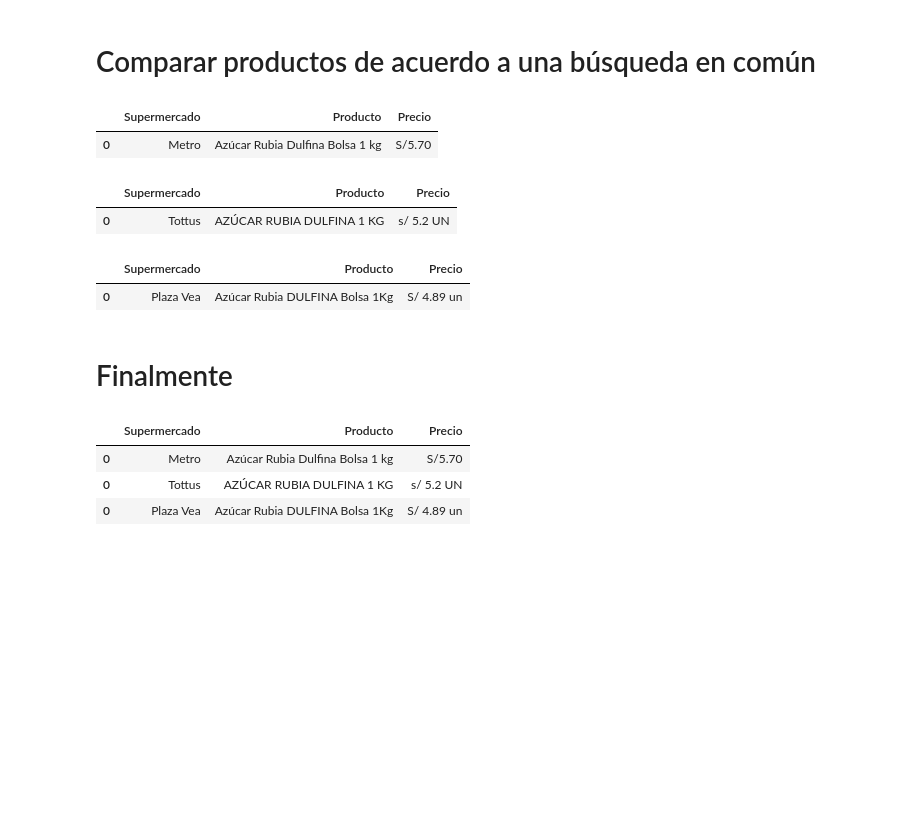
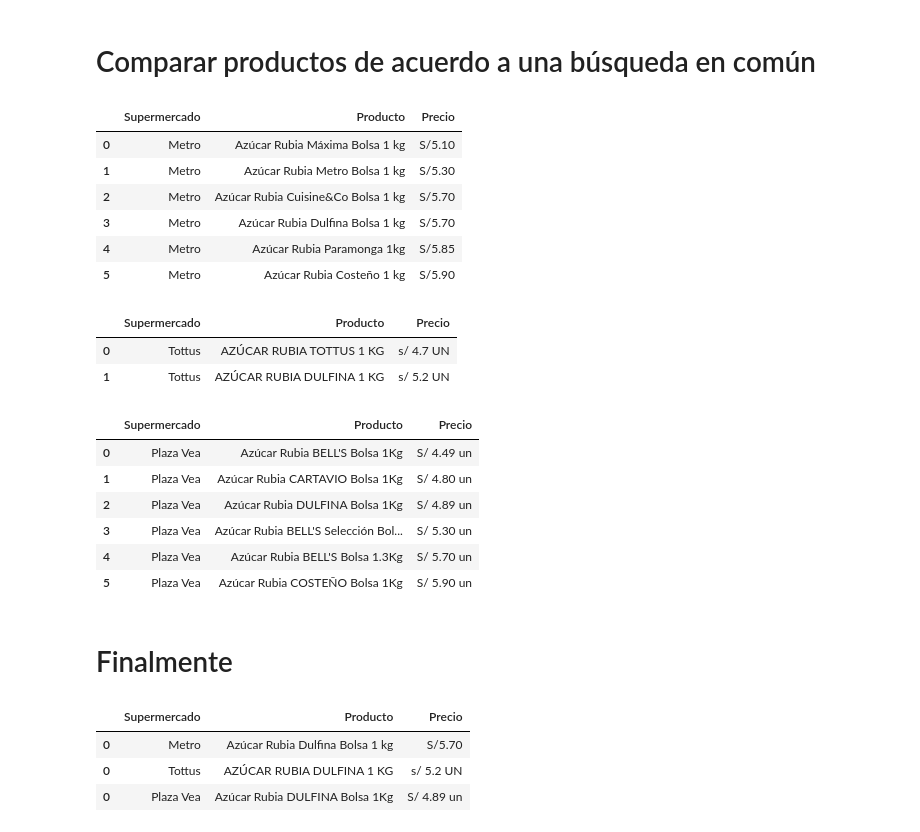
Before and after one commit to Jorgelgnacio/TRABAJO_FINAL_LP2, a Jupyter notebook: TRABAJO_FINAL_LP2.ipynb, the cells around one changed output. Saved outputs shown, nothing was run; the diff lists cells and outputs as text; code cells hidden in the pictures; blank space fills up the shorter version.

```diff
--- a/TRABAJO_FINAL_LP2.ipynb
+++ b/TRABAJO_FINAL_LP2.ipynb
@@ -360,28 +358,39 @@ driver.close()  # Cerrar chromedriver
 # %% [markdown]
 # Comparar productos de acuerdo a una búsqueda en común
 # %%
-df_metro = metro[metro['Producto'].str.count(r'(Azúcar.*Rubia.*Dulfina.*1.*)')==1].sort_values(by='Precio', ascending = True)
+df_metro = metro[metro['Producto'].str.count(r'(Azúcar.*Rubia.*1.*)')==1].sort_values(by='Precio', ascending = True)
 df_metro=df_metro.reset_index(drop=True)
 df_metro
 # %% [output]
 |  | Supermercado | Producto | Precio |
-| 0 | Metro | Azúcar Rubia Dulfina Bolsa 1 kg | S/5.70 |
+| 0 | Metro | Azúcar Rubia Máxima Bolsa 1 kg | S/5.10 |
+| 1 | Metro | Azúcar Rubia Metro Bolsa 1 kg | S/5.30 |
+| 2 | Metro | Azúcar Rubia Cuisine&Co Bolsa 1 kg | S/5.70 |
+| 3 | Metro | Azúcar Rubia Dulfina Bolsa 1 kg | S/5.70 |
+| 4 | Metro | Azúcar Rubia Paramonga 1kg | S/5.85 |
+| 5 | Metro | Azúcar Rubia Costeño 1 kg | S/5.90 |
 # %%
-df_tottus = tottus[tottus['Producto'].str.count(r'(AZÚCAR.*RUBIA.*DULFINA.*1.*)')==1].sort_values(by='Precio', ascending = True)
+df_tottus = tottus[tottus['Producto'].str.count(r'(AZÚCAR.*RUBIA.*1.*)')==1].sort_values(by='Precio', ascending = True)
 df_tottus=df_tottus.reset_index(drop=True)
 df_tottus
 # %% [output]
 |  | Supermercado | Producto | Precio |
-| 0 | Tottus | AZÚCAR RUBIA DULFINA 1 KG | s/ 5.2 UN |
+| 0 | Tottus | AZÚCAR RUBIA TOTTUS 1 KG | s/ 4.7 UN |
+| 1 | Tottus | AZÚCAR RUBIA DULFINA 1 KG | s/ 5.2 UN |
 # %%
-df_plazavea= plazavea[plazavea['Producto'].str.count(r'(Azúcar.*Rubia.*DULFINA.*1.*)')==1].sort_values(by='Precio', ascending = True)
+df_plazavea= plazavea[plazavea['Producto'].str.count(r'(Azúcar.*Rubia.*1.*)')==1].sort_values(by='Precio', ascending = True)
 df_plazavea = df_plazavea.reset_index(drop=True)
 df_plazavea
 # %% [output]
 |  | Supermercado | Producto | Precio |
-| 0 | Plaza Vea | Azúcar Rubia DULFINA Bolsa 1Kg | S/ 4.89 un |
+| 0 | Plaza Vea | Azúcar Rubia BELL'S Bolsa 1Kg | S/ 4.49 un |
+| 1 | Plaza Vea | Azúcar Rubia CARTAVIO Bolsa 1Kg | S/ 4.80 un |
+| 2 | Plaza Vea | Azúcar Rubia DULFINA Bolsa 1Kg | S/ 4.89 un |
+| 3 | Plaza Vea | Azúcar Rubia BELL'S Selección Bol... | S/ 5.30 un |
+| 4 | Plaza Vea | Azúcar Rubia BELL'S Bolsa 1.3Kg | S/ 5.70 un |
+| 5 | Plaza Vea | Azúcar Rubia COSTEÑO Bolsa 1Kg | S/ 5.90 un |
-# %% [markdown]
-# Finalmente
+# %% [markdown]
+# Finalmente
 # %%
 comparacion = pd.concat([df_metro,df_tottus,df_plazavea])
 comparacion
```
Also changed, not shown: parts of 11 cells of this notebook.
